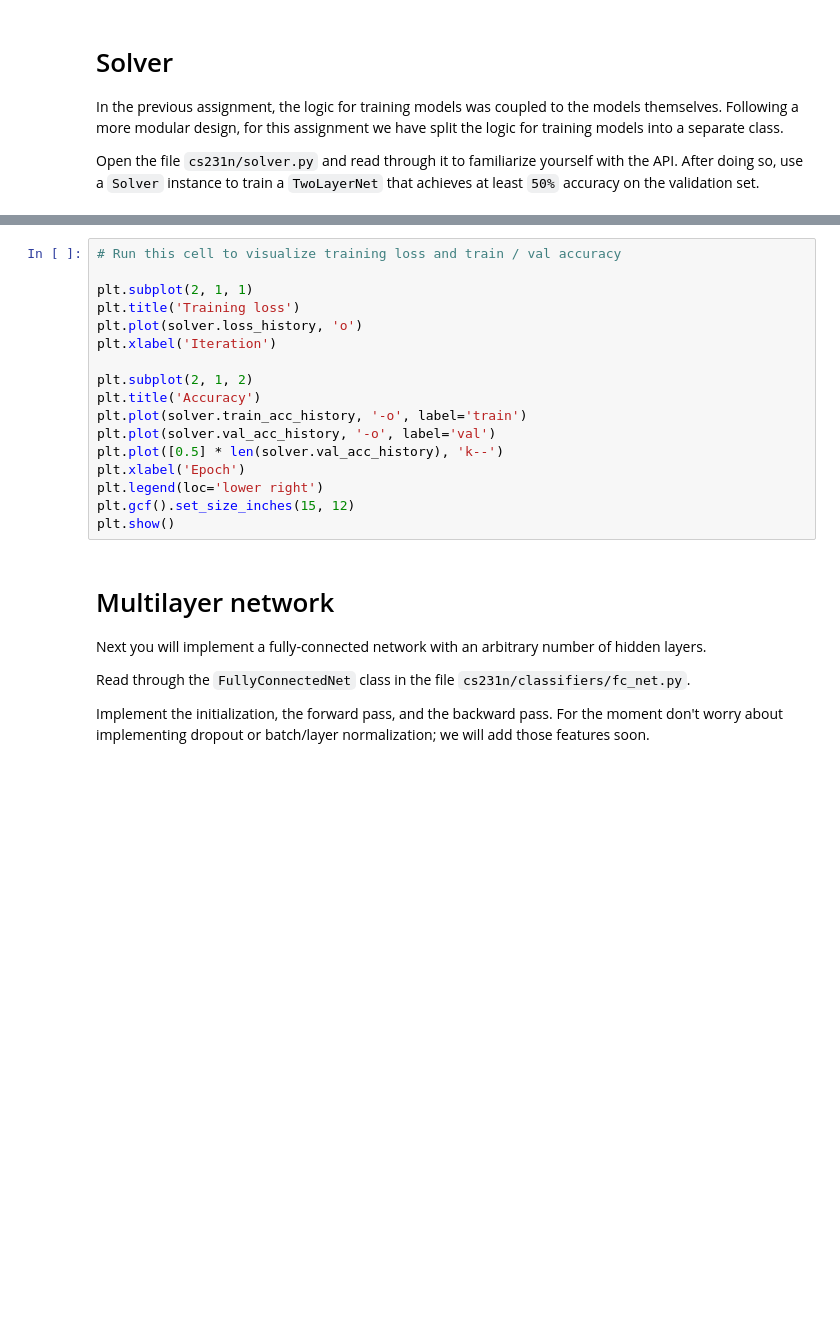
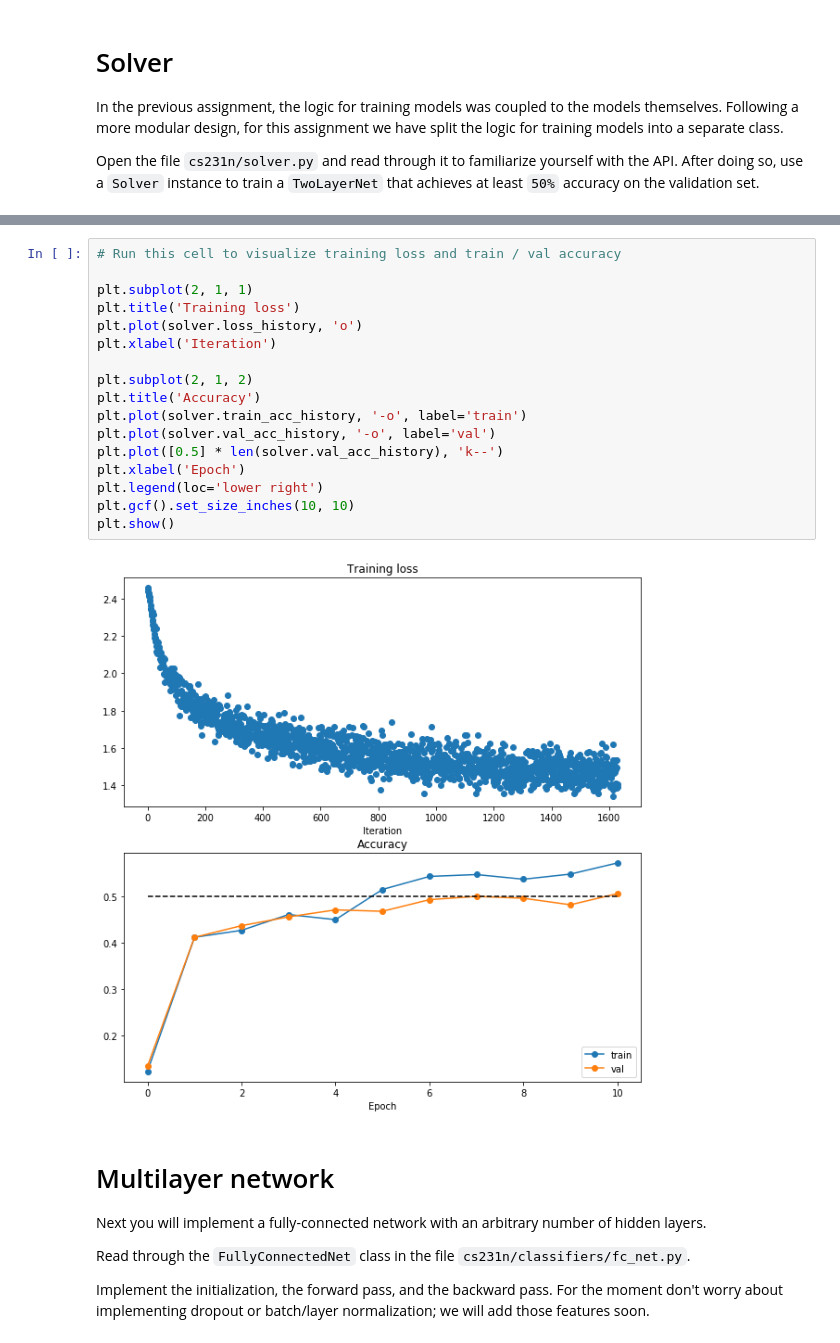
Before and after one commit to jvenepal/cs231n-spring2020, a Jupyter notebook: assignment2/FullyConnectedNets.ipynb, the cells around one changed output, grey strips where cells are left out. Saved outputs shown, nothing was run; the diff lists cells and outputs as text; blank space fills up the shorter version.

```diff
--- a/assignment2/FullyConnectedNets.ipynb
+++ b/assignment2/FullyConnectedNets.ipynb
@@ -360,20 +398,22 @@ pass
 # %%
 # Run this cell to visualize training loss and train / val accuracy
 
 plt.subplot(2, 1, 1)
 plt.title('Training loss')
 plt.plot(solver.loss_history, 'o')
 plt.xlabel('Iteration')
 
 plt.subplot(2, 1, 2)
 plt.title('Accuracy')
 plt.plot(solver.train_acc_history, '-o', label='train')
 plt.plot(solver.val_acc_history, '-o', label='val')
 plt.plot([0.5] * len(solver.val_acc_history), 'k--')
 plt.xlabel('Epoch')
 plt.legend(loc='lower right')
-plt.gcf().set_size_inches(15, 12)
+plt.gcf().set_size_inches(10, 10)
 plt.show()
+# %% [output]
+[figure, added]
 # %% [markdown]
 # Multilayer network
 Next you will implement a fully-connected network with an arbitrary number of hidden layers.
```
Also changed, not shown: parts of 10 cells of this notebook, 2 other files.
